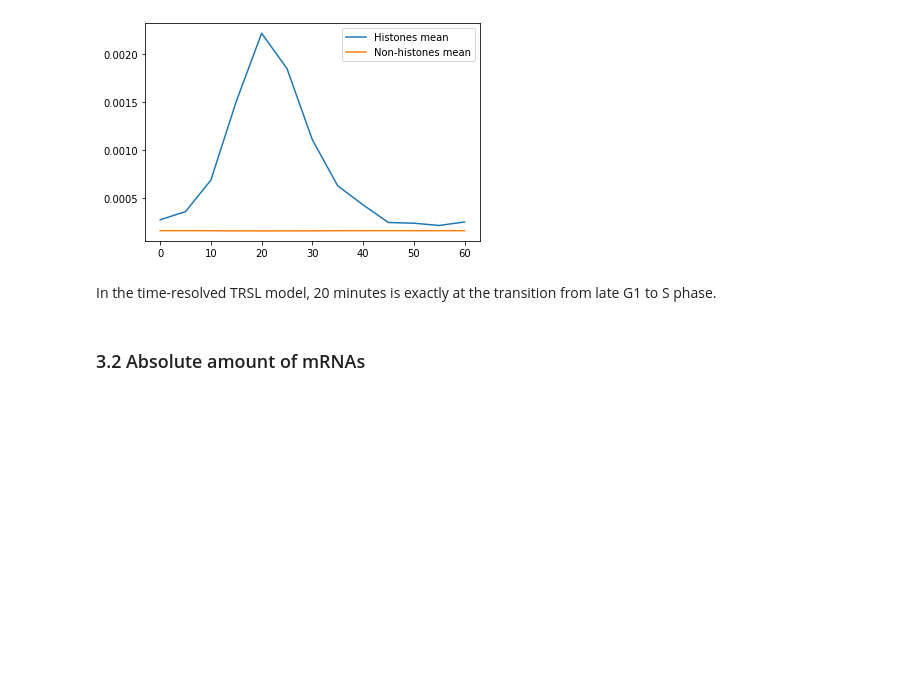
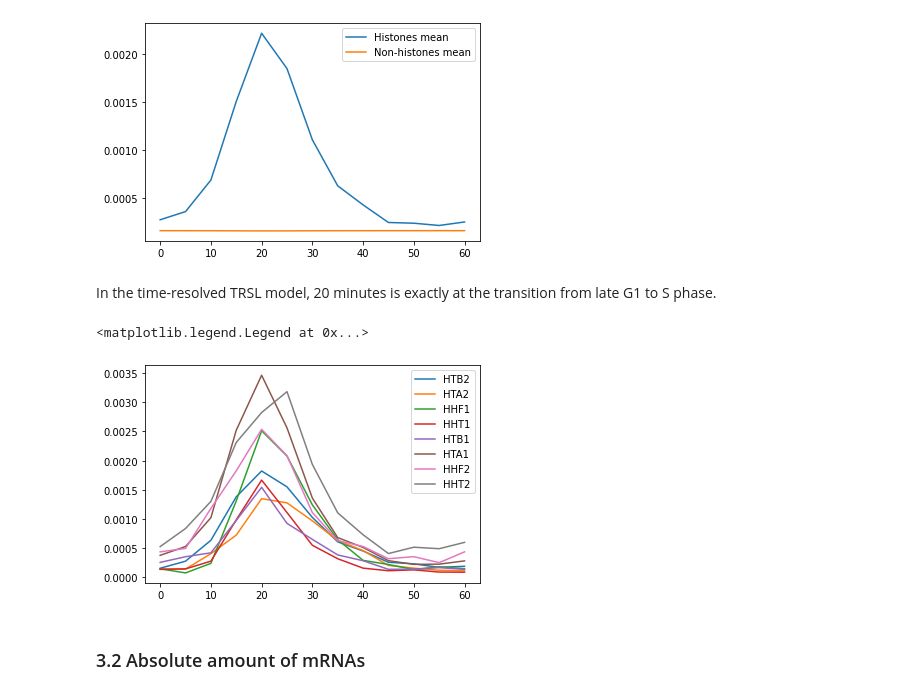
Before and after one commit to gittenberg/TRSL2, a Jupyter notebook: notebooks/40_Histone_analysis.ipynb, the cells around one changed output. Cells and saved outputs as stored; diff of their text form; code cells hidden in the pictures; blank space fills up the shorter version.

Commit message:
Histone analysis (absolute mRNAs, translation efficiencies)

```diff
--- a/notebooks/40_Histone_analysis.ipynb
+++ b/notebooks/40_Histone_analysis.ipynb
@@ -45,5 +54,5 @@ histones_systematic = list(histones.values())
 # %% [markdown]
 ### 3.1 Relative amount of mRNAs (RNAseq data)
 # %%
-histones_df = mRNA_rel[mRNA_rel["systematic"].isin(histones_systematic)]
+histones_rel_df = mRNA_rel[mRNA_rel["systematic"].isin(histones_systematic)]
 # %%
@@ -89,5 +98,11 @@ ax.legend(["Histones mean", "Non-histones mean"])
 [figure]
 # %% [markdown]
 In the time-resolved TRSL model, 20 minutes is exactly at the transition from late G1 to S phase.
+# %%
+ax = histones_rel_df[[0, 5, 10, 15, 20, 25, 30, 35, 40, 45, 50, 55, 60]].T.plot(logy=False)
+ax.legend(histones_rel_df['Gene'])
+# %% [output]
+<matplotlib.legend.Legend at 0x...>
+[figure, added]
 # %% [markdown]
 ### 3.2 Absolute amount of mRNAs
```
Also changed, not shown: parts of 28 cells of this notebook.
